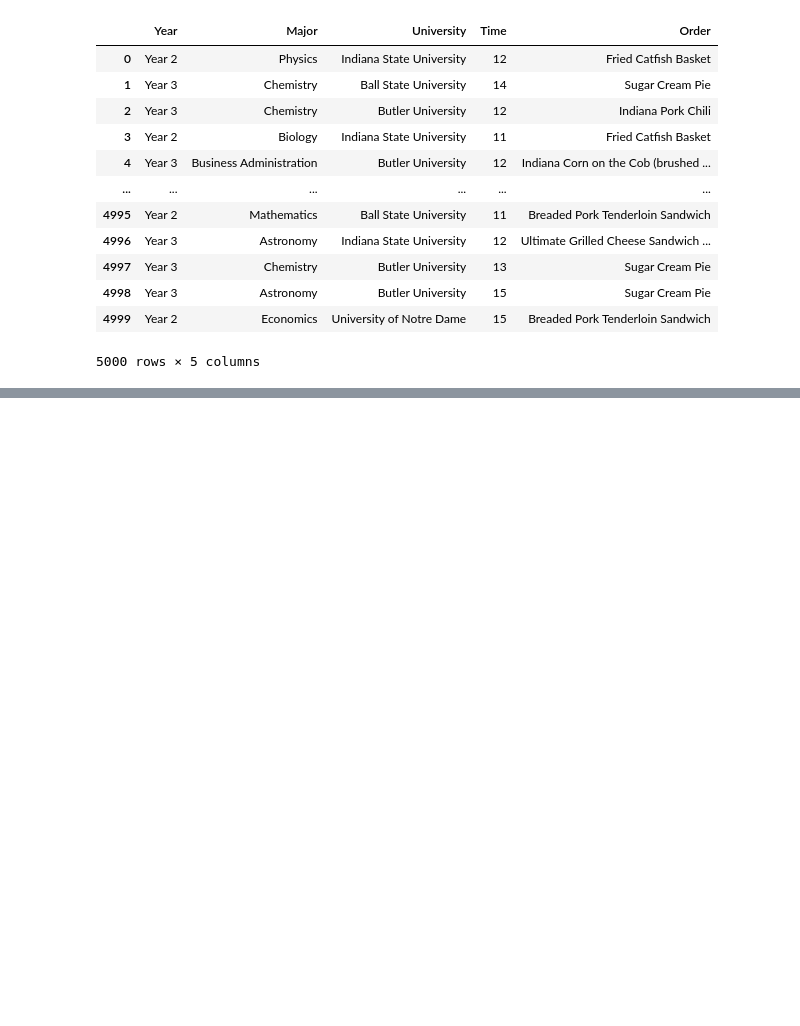
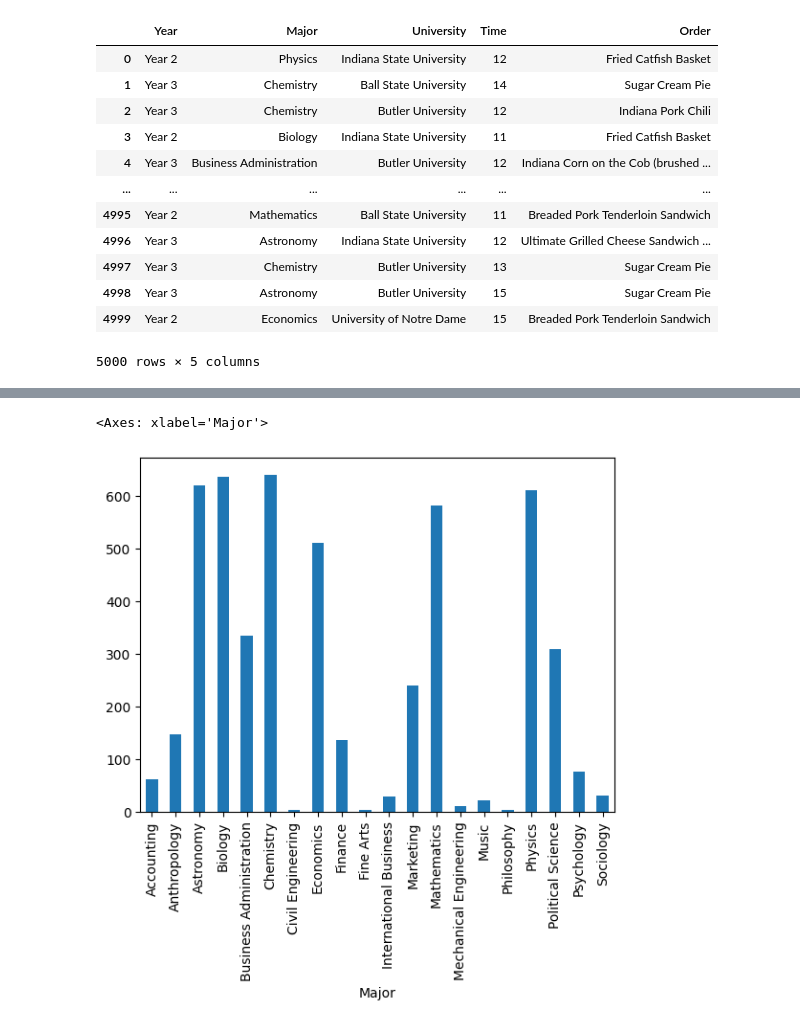
Before and after one commit to louis-kiyus/Xtern-23-food-truck, a Jupyter notebook: food-truck.ipynb, the cells around one changed output, grey strips where cells are left out. Saved outputs shown, nothing was run; the diff lists cells and outputs as text; code cells hidden in the pictures; blank space fills up the shorter version.

```diff
--- a/food-truck.ipynb
+++ b/food-truck.ipynb
@@ -21,0 +57,5 @@ content
+# %%
+content.groupby('Major').size().plot(kind='bar')
+# %% [output]
+<Axes: xlabel='Major'>
+[figure, added]
```
Also changed, not shown: parts of 9 cells of this notebook.
